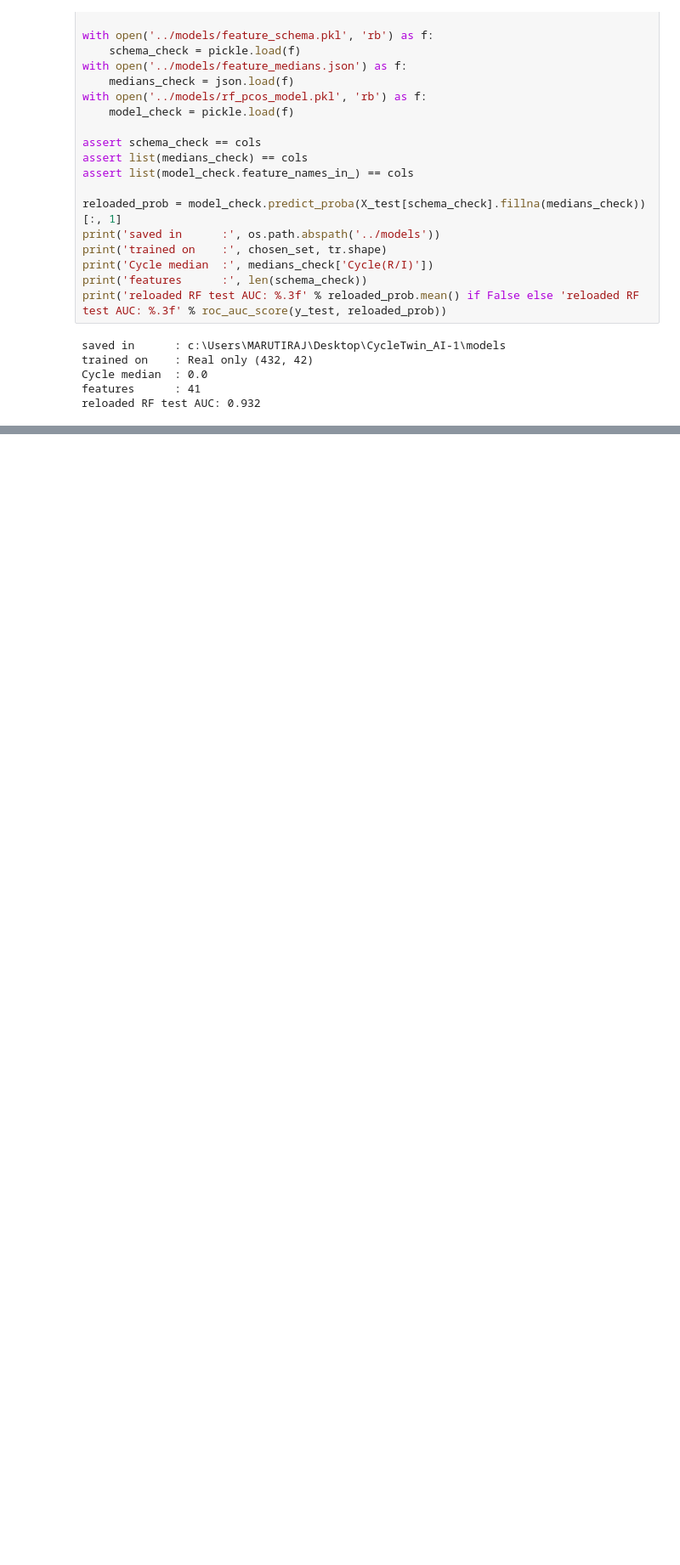
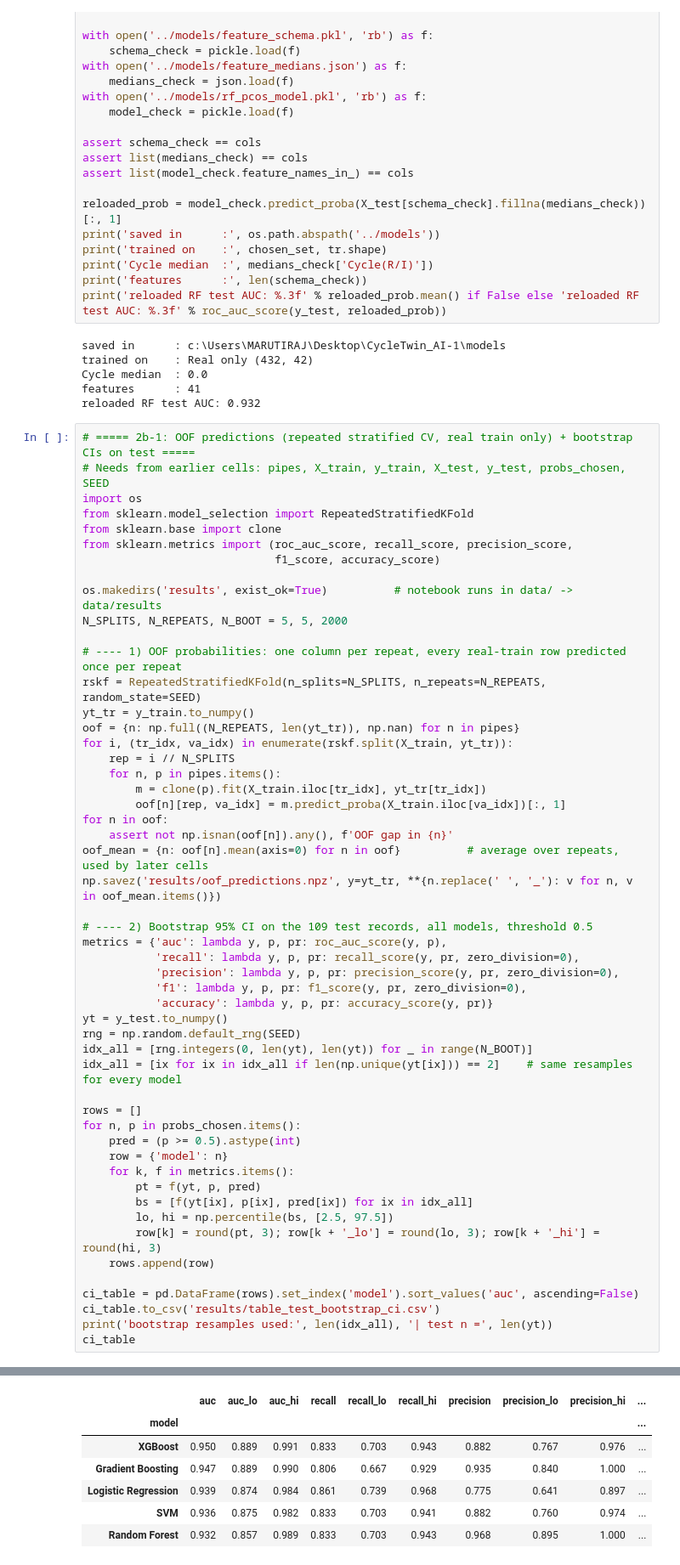
Before and after one commit to omkarrnaik/cycletwin-ai, a Jupyter notebook: data/PCOS_Analysis.ipynb, the cells around one changed output, grey strips where cells are left out. Shown at 85% size. Saved outputs shown, nothing was run; the diff lists cells and outputs as text; blank space fills up the shorter version.

Commit message:
accuracy and feature checking done

```diff
--- a/data/PCOS_Analysis.ipynb
+++ b/data/PCOS_Analysis.ipynb
@@ -396,3 +396,56 @@ trained on    : Real only (432, 42)
 Cycle median  : 0.0
 features      : 41
 reloaded RF test AUC: 0.932
+# %%
+# ===== 2b-1: OOF predictions (repeated stratified CV, real train only) + bootstrap CIs on test =====
+# Needs from earlier cells: pipes, X_train, y_train, X_test, y_test, probs_chosen, SEED
+import os
+from sklearn.model_selection import RepeatedStratifiedKFold
+from sklearn.base import clone
+from sklearn.metrics import (roc_auc_score, recall_score, precision_score,
+                             f1_score, accuracy_score)
+
+os.makedirs('results', exist_ok=True)          # notebook runs in data/ -> data/results
+N_SPLITS, N_REPEATS, N_BOOT = 5, 5, 2000
+
+# ---- 1) OOF probabilities: one column per repeat, every real-train row predicted once per repeat
+rskf = RepeatedStratifiedKFold(n_splits=N_SPLITS, n_repeats=N_REPEATS, random_state=SEED)
+yt_tr = y_train.to_numpy()
+oof = {n: np.full((N_REPEATS, len(yt_tr)), np.nan) for n in pipes}
+for i, (tr_idx, va_idx) in enumerate(rskf.split(X_train, yt_tr)):
+    rep = i // N_SPLITS
+    for n, p in pipes.items():
+        m = clone(p).fit(X_train.iloc[tr_idx], yt_tr[tr_idx])
+        oof[n][rep, va_idx] = m.predict_proba(X_train.iloc[va_idx])[:, 1]
+for n in oof:
+    assert not np.isnan(oof[n]).any(), f'OOF gap in {n}'
+oof_mean = {n: oof[n].mean(axis=0) for n in oof}          # average over repeats, used by later cells
+np.savez('results/oof_predictions.npz', y=yt_tr, **{n.replace(' ', '_'): v for n, v in oof_mean.items()})
+
+# ---- 2) Bootstrap 95% CI on the 109 test records, all models, threshold 0.5
+metrics = {'auc': lambda y, p, pr: roc_auc_score(y, p),
+           'recall': lambda y, p, pr: recall_score(y, pr, zero_division=0),
+           'precision': lambda y, p, pr: precision_score(y, pr, zero_division=0),
+           'f1': lambda y, p, pr: f1_score(y, pr, zero_division=0),
+           'accuracy': lambda y, p, pr: accuracy_score(y, pr)}
+yt = y_test.to_numpy()
+rng = np.random.default_rng(SEED)
+idx_all = [rng.integers(0, len(yt), len(yt)) for _ in range(N_BOOT)]
+idx_all = [ix for ix in idx_all if len(np.unique(yt[ix])) == 2]    # same resamples for every model
+
+rows = []
+for n, p in probs_chosen.items():
+    pred = (p >= 0.5).astype(int)
+    row = {'model': n}
+    for k, f in metrics.items():
+        pt = f(yt, p, pred)
+        bs = [f(yt[ix], p[ix], pred[ix]) for ix in idx_all]
+        lo, hi = np.percentile(bs, [2.5, 97.5])
+        row[k] = round(pt, 3); row[k + '_lo'] = round(lo, 3); row[k + '_hi'] = round(hi, 3)
+    rows.append(row)
+
+ci_table = pd.DataFrame(rows).set_index('model').sort_values('auc', ascending=False)
+ci_table.to_csv('results/table_test_bootstrap_ci.csv')
+print('bootstrap resamples used:', len(idx_all), '| test n =', len(yt))
+ci_table
+# %% [output]
@@ -398,0 +453,7 @@ reloaded RF test AUC: 0.932
+|  | auc | auc_lo | auc_hi | recall | recall_lo | recall_hi | precision | precision_lo | precision_hi | ... |
+| model |  |  |  |  |  |  |  |  |  | ... |
+| XGBoost | 0.950 | 0.889 | 0.991 | 0.833 | 0.703 | 0.943 | 0.882 | 0.767 | 0.976 | ... |
+| Gradient Boosting | 0.947 | 0.889 | 0.990 | 0.806 | 0.667 | 0.929 | 0.935 | 0.840 | 1.000 | ... |
+| Logistic Regression | 0.939 | 0.874 | 0.984 | 0.861 | 0.739 | 0.968 | 0.775 | 0.641 | 0.897 | ... |
+| SVM | 0.936 | 0.875 | 0.982 | 0.833 | 0.703 | 0.941 | 0.882 | 0.760 | 0.974 | ... |
+| Random Forest | 0.932 | 0.857 | 0.989 | 0.833 | 0.703 | 0.943 | 0.968 | 0.895 | 1.000 | ... |
```
Also changed, not shown: parts of 8 cells of this notebook, 10 other files.
